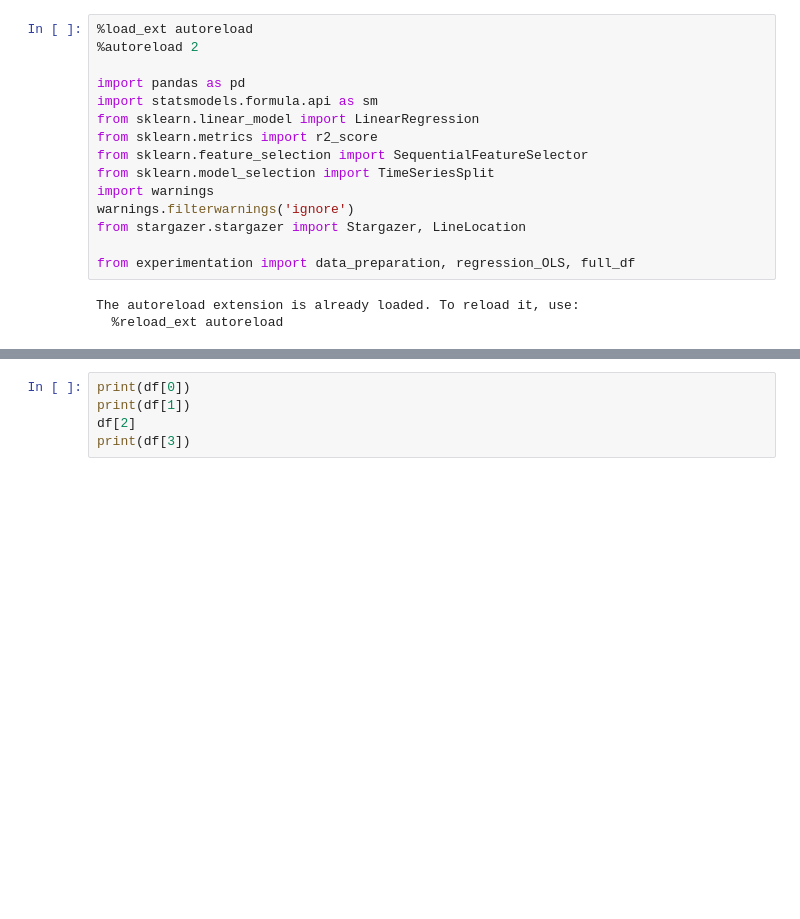
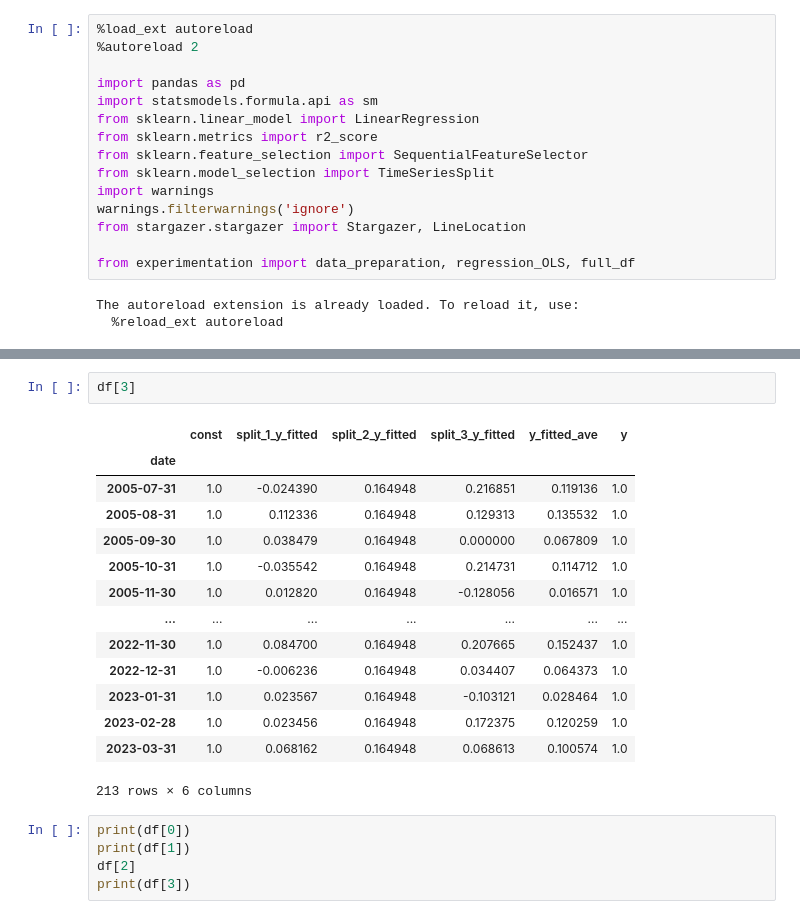
Before and after one commit to martinlyngerasmussen/auto_regressor, a Jupyter notebook: Code test.ipynb, the cells around one changed output, grey strips where cells are left out. Saved outputs shown, nothing was run; the diff lists cells and outputs as text; blank space fills up the shorter version.

```diff
--- a/Code test.ipynb
+++ b/Code test.ipynb
@@ -52,3 +96,20 @@ KeyError: "None of [Index(['gdp_lag1'], dtype='object')] are in the [columns]"
+# %%
+df[3]
+# %% [output]
+|  | const | split_1_y_fitted | split_2_y_fitted | split_3_y_fitted | y_fitted_ave | y |
+| date |  |  |  |  |  |  |
+| 2005-07-31 | 1.0 | -0.024390 | 0.164948 | 0.216851 | 0.119136 | 1.0 |
+| 2005-08-31 | 1.0 | 0.112336 | 0.164948 | 0.129313 | 0.135532 | 1.0 |
+| 2005-09-30 | 1.0 | 0.038479 | 0.164948 | 0.000000 | 0.067809 | 1.0 |
+| 2005-10-31 | 1.0 | -0.035542 | 0.164948 | 0.214731 | 0.114712 | 1.0 |
+| 2005-11-30 | 1.0 | 0.012820 | 0.164948 | -0.128056 | 0.016571 | 1.0 |
+| ... | ... | ... | ... | ... | ... | ... |
+| 2022-11-30 | 1.0 | 0.084700 | 0.164948 | 0.207665 | 0.152437 | 1.0 |
+| 2022-12-31 | 1.0 | -0.006236 | 0.164948 | 0.034407 | 0.064373 | 1.0 |
+| 2023-01-31 | 1.0 | 0.023567 | 0.164948 | -0.103121 | 0.028464 | 1.0 |
+| 2023-02-28 | 1.0 | 0.023456 | 0.164948 | 0.172375 | 0.120259 | 1.0 |
+| 2023-03-31 | 1.0 | 0.068162 | 0.164948 | 0.068613 | 0.100574 | 1.0 |
+213 rows × 6 columns
 # %%
 print(df[0])
 print(df[1])
```
Also changed, not shown: parts of 11 cells of this notebook, 1 other file.
